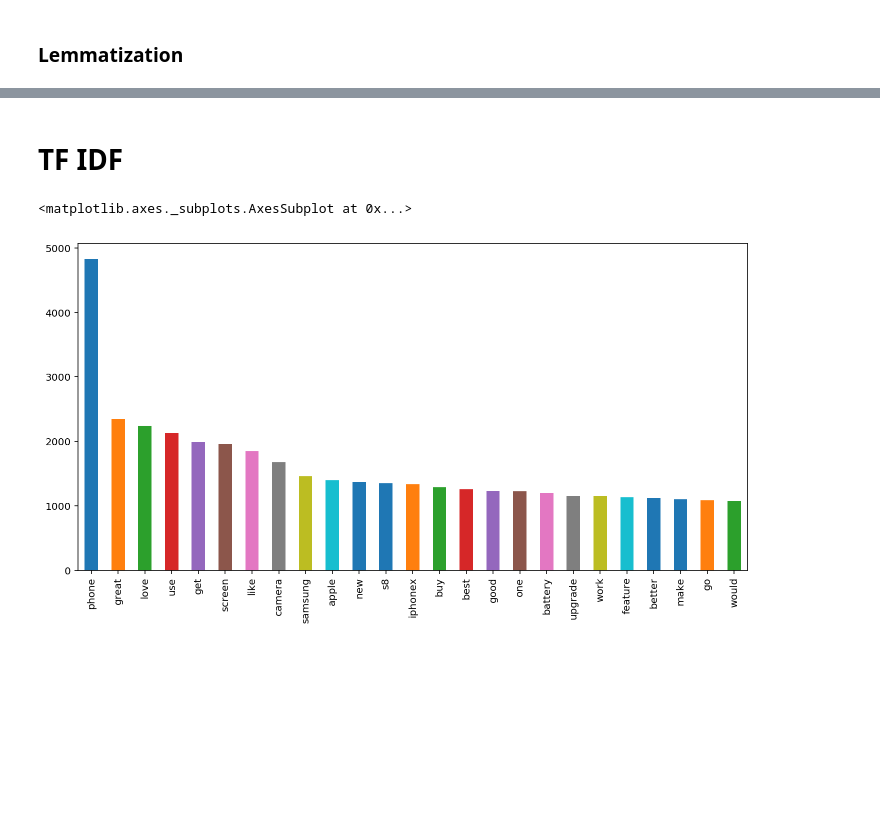
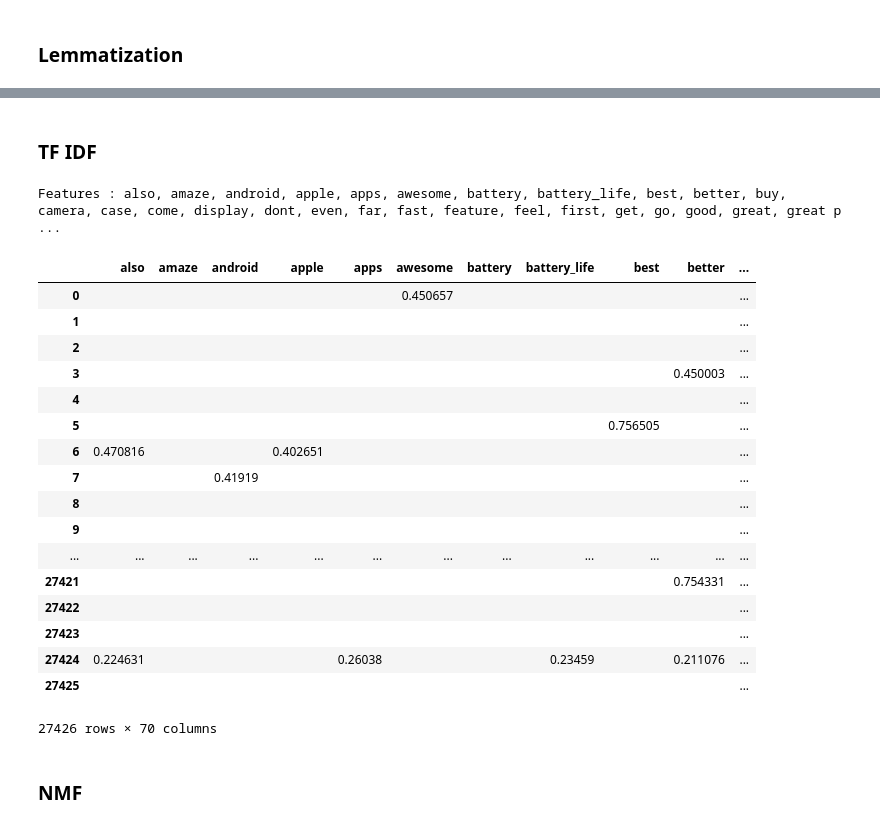
Before and after one commit to peloyeje/cg-scrapers, a Jupyter notebook: notebooks/tokenization-PELOYE.ipynb, the cells around one changed output, grey strips where cells are left out. Saved outputs shown, nothing was run; the diff lists cells and outputs as text; code cells hidden in the pictures; blank space fills up the shorter version.

```diff
--- a/notebooks/tokenization-PELOYE.ipynb
+++ b/notebooks/tokenization-PELOYE.ipynb
@@ -204,3 +254,11 @@ def custom_lemming(tokens):
     return processed
 # %%
 data["text"] = data["text"].transform(custom_lemming)
+# %%
+# Get bigrams
+from gensim.models.phrases import Phrases, Phraser
+
+phrases = Phrases(data["text"].values.tolist())
+bigram = Phraser(phrases)
+
+data["bigrams"] = list(bigram[data["text"].values.tolist()])
@@ -207,12 +285,34 @@ data["text"] = data["text"].transform(custom_lemming)
 # %% [markdown]
-# TF IDF
+### TF IDF
 # %%
 from sklearn.feature_extraction.text import TfidfVectorizer
-tfidf = TfidfVectorizer(max_features=70, norm='l2', min_df=0.08, max_df=0.8, ngram_range=(1, 1))
+tfidf = TfidfVectorizer(max_features=70, norm='l2', min_df=2, max_df=0.8, ngram_range=(1, 3))
 # %%
-tfidf_matrix = tfidf.fit_transform(data["text"].transform(lambda x: ' '.join(x)))
+tfidf_matrix = tfidf.fit_transform(data["bigrams"].transform(lambda x: ' '.join(x)).tolist())
+# %%
+print("Features : {}".format(", ".join(tfidf.get_feature_names())))
+# %% [output]
+Features : also, amaze, android, apple, apps, awesome, battery, battery_life, best, better, buy, camera, case, come, display, dont, even, far, fast, feature, feel, first, get, go, good, great, great p ...
 # %%
-pd.DataFrame(tfidf_matrix.todense(), columns=tfidf.get_feature_names()).apply(sum, axis=0).sort_values(ascending=False).plot(kind="bar", figsize=(12,6))
+pd.DataFrame(tfidf_matrix.todense(), columns=tfidf.get_feature_names()).replace(0, '')
 # %% [output]
+|  | also | amaze | android | apple | apps | awesome | battery | battery_life | best | better | ... |
+| 0 |  |  |  |  |  | 0.450657 |  |  |  |  | ... |
+| 1 |  |  |  |  |  |  |  |  |  |  | ... |
+| 2 |  |  |  |  |  |  |  |  |  |  | ... |
+| 3 |  |  |  |  |  |  |  |  |  | 0.450003 | ... |
+| 4 |  |  |  |  |  |  |  |  |  |  | ... |
+| 5 |  |  |  |  |  |  |  |  | 0.756505 |  | ... |
+| 6 | 0.470816 |  |  | 0.402651 |  |  |  |  |  |  | ... |
+| 7 |  |  | 0.41919 |  |  |  |  |  |  |  | ... |
+| 8 |  |  |  |  |  |  |  |  |  |  | ... |
+| 9 |  |  |  |  |  |  |  |  |  |  | ... |
+| ... | ... | ... | ... | ... | ... | ... | ... | ... | ... | ... | ... |
+| 27421 |  |  |  |  |  |  |  |  |  | 0.754331 | ... |
+| 27422 |  |  |  |  |  |  |  |  |  |  | ... |
+| 27423 |  |  |  |  |  |  |  |  |  |  | ... |
+| 27424 | 0.224631 |  |  |  | 0.26038 |  |  | 0.23459 |  | 0.211076 | ... |
+| 27425 |  |  |  |  |  |  |  |  |  |  | ... |
-<matplotlib.axes._subplots.AxesSubplot at 0x...>
+27426 rows × 70 columns
-[figure, removed]
+# %% [markdown]
+### NMF
```
Also changed, not shown: parts of 39 cells of this notebook, 1 other file.
